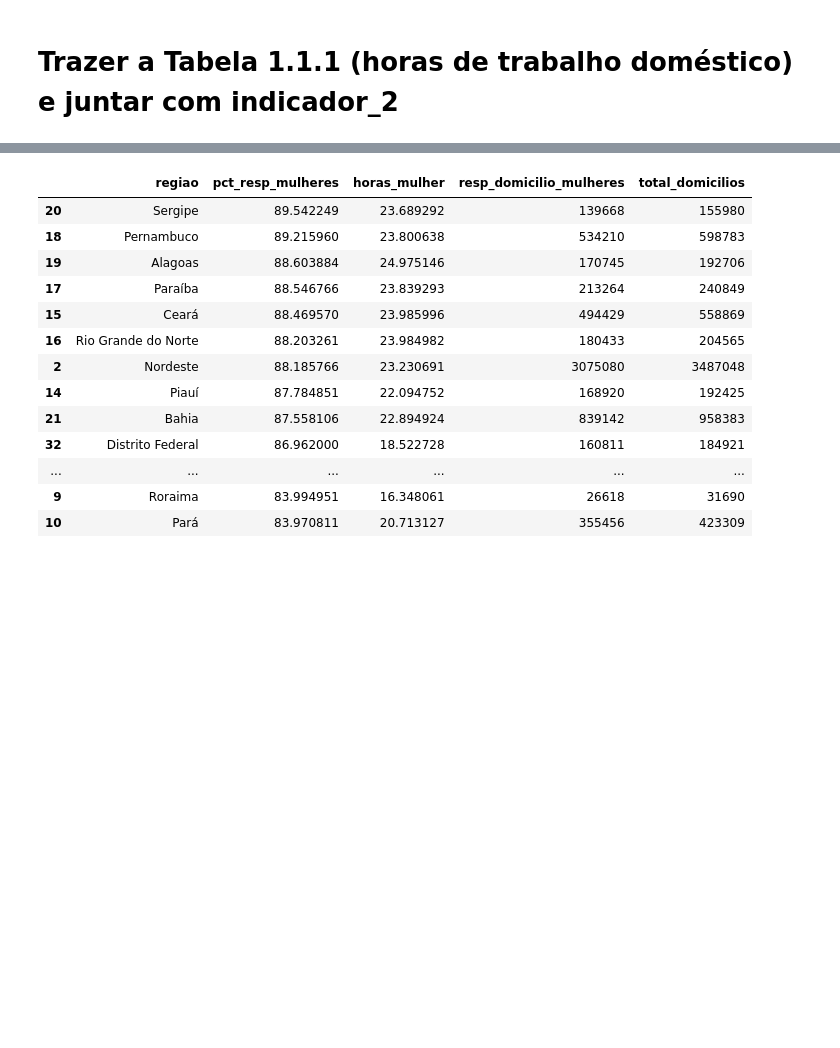
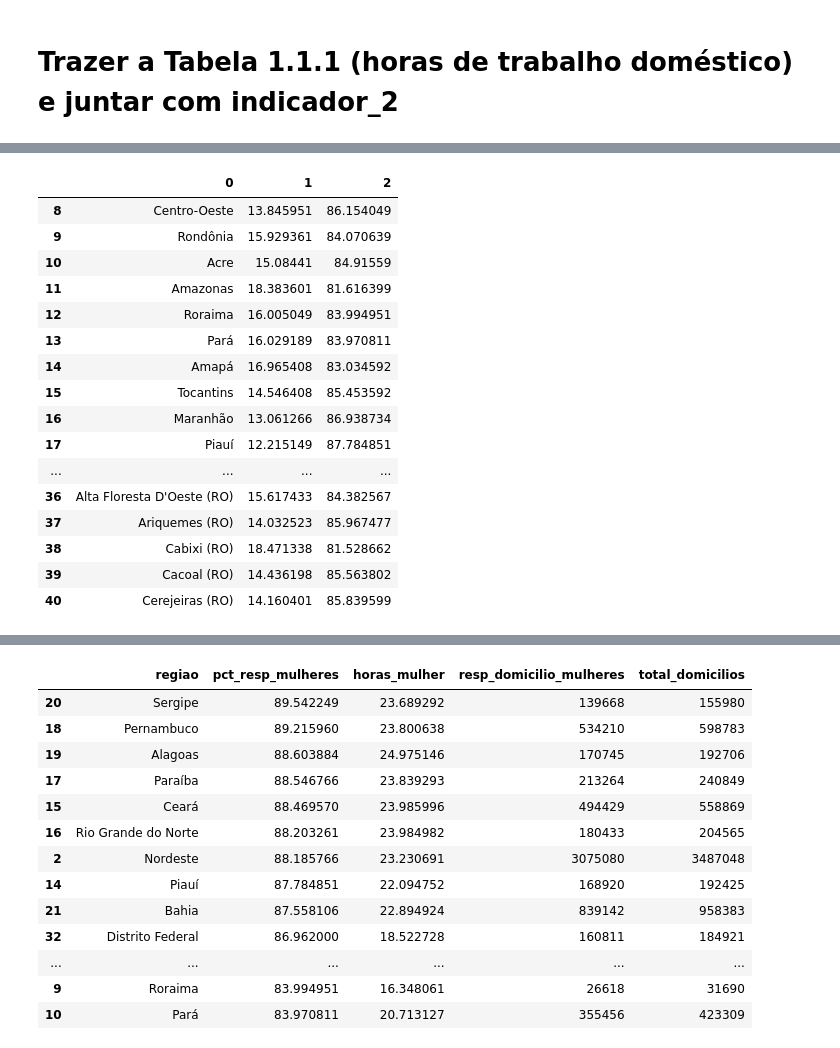
Before and after one commit to tperes18/analise-dados, a Jupyter notebook: atv03_graduacao_completa/atv03_exemplo.ipynb, the cells around one changed output, grey strips where cells are left out. Cells and saved outputs as stored; diff of their text form; code cells hidden in the pictures; blank space fills up the shorter version.

```diff
--- a/TODO_atv03_graduacao_completa/atv03_exemplo.ipynb
+++ b/atv03_graduacao_completa/atv03_exemplo.ipynb
@@ -172,3 +174,44 @@ XLRDError: Excel xlsx file; not supported
+# %%
+# Mesma limpeza da Aula 2: linhas 8–40, nomes de coluna, horas como número
+relative_path_ = Path("atv03_tabela_3.xlsx")
+path = relative_path.absolute()
+bruto_3 = pd.read_excel(path, engine="openpyxl", header=None)
+
+indicador_3 = bruto_3.iloc[8:41].copy()
+indicador_3
+# indicador_1.columns = [
+#     "uf_regiao",
+#     "total",
+#     "total_branca",
+#     "total_preta_parda",
+#     "homem_branca",
+#     "homem_preta_parda",
+#     "mulher_branca",
+#     "mulher_preta_parda",
+# ]
+# indicador_1 = indicador_1.reset_index(drop=True)
+# for col in indicador_1.columns[1:]:
+#     indicador_1[col] = pd.to_numeric(indicador_1[col], errors="coerce")
+
+# indicador_1
+# %% [output]
+|  | 0 | 1 | 2 |
+| 8 | Centro-Oeste | 13.845951 | 86.154049 |
+| 9 | Rondônia | 15.929361 | 84.070639 |
+| 10 | Acre | 15.08441 | 84.91559 |
+| 11 | Amazonas | 18.383601 | 81.616399 |
+| 12 | Roraima | 16.005049 | 83.994951 |
+| 13 | Pará | 16.029189 | 83.970811 |
+| 14 | Amapá | 16.965408 | 83.034592 |
+| 15 | Tocantins | 14.546408 | 85.453592 |
+| 16 | Maranhão | 13.061266 | 86.938734 |
+| 17 | Piauí | 12.215149 | 87.784851 |
+| ... | ... | ... | ... |
+| 36 | Alta Floresta D'Oeste (RO) | 15.617433 | 84.382567 |
+| 37 | Ariquemes (RO) | 14.032523 | 85.967477 |
+| 38 | Cabixi (RO) | 18.471338 | 81.528662 |
+| 39 | Cacoal (RO) | 14.436198 | 85.563802 |
+| 40 | Cerejeiras (RO) | 14.160401 | 85.839599 |
 # %%
 # Left join: fica tudo de indicador_2; puxa as horas da 1.1.1 quando o nome bate
 # suffixes: as duas tabelas têm coluna "total" — domicílios vs horas
```
Also changed, not shown: parts of 3 cells of this notebook, 2 other files.
